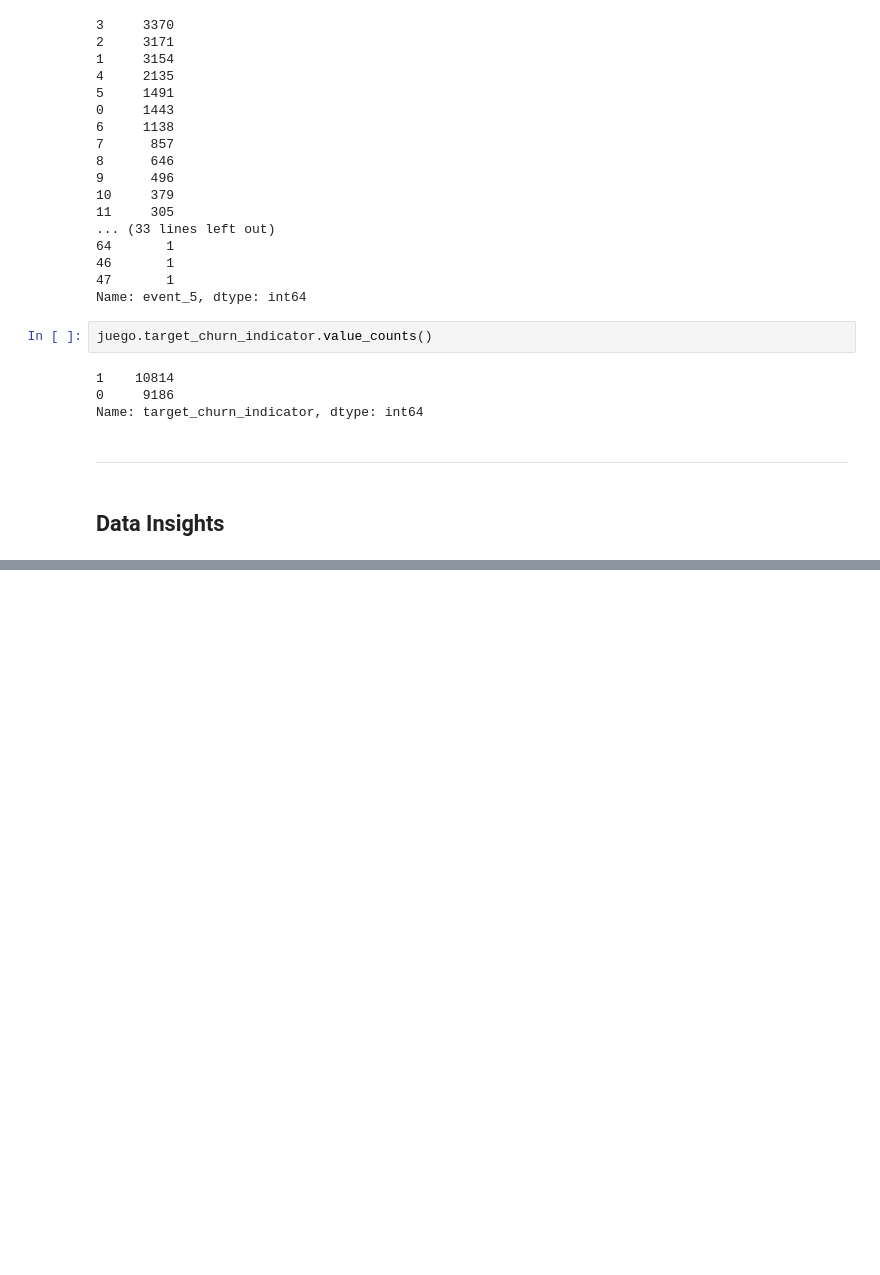
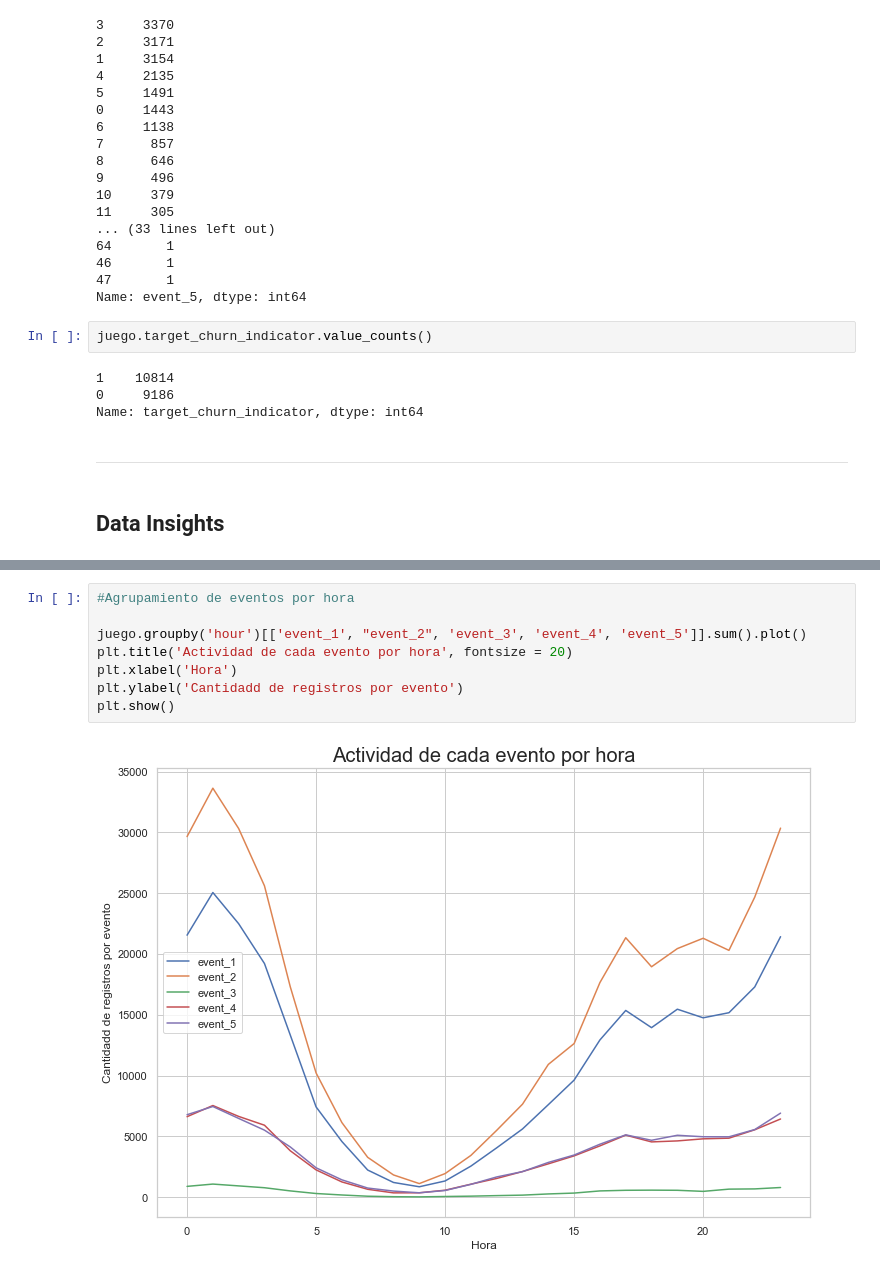
Before and after one commit to rodolfopardo/etermax, a Jupyter notebook: etermax_tecnico.ipynb, the cells around one changed output, grey strips where cells are left out. Cells and saved outputs as stored; diff of their text form; blank space fills up the shorter version.

```diff
--- a/etermax_tecnico.ipynb
+++ b/etermax_tecnico.ipynb
@@ -419,0 +471,10 @@ juego.tail()
+# %%
+#Agrupamiento de eventos por hora
+
+juego.groupby('hour')[['event_1', "event_2", 'event_3', 'event_4', 'event_5']].sum().plot()
+plt.title('Actividad de cada evento por hora', fontsize = 20)
+plt.xlabel('Hora')
+plt.ylabel('Cantidadd de registros por evento')
+plt.show()
+# %% [output]
+[figure, added]
```
Also changed, not shown: parts of 34 cells of this notebook, 1 other file.
